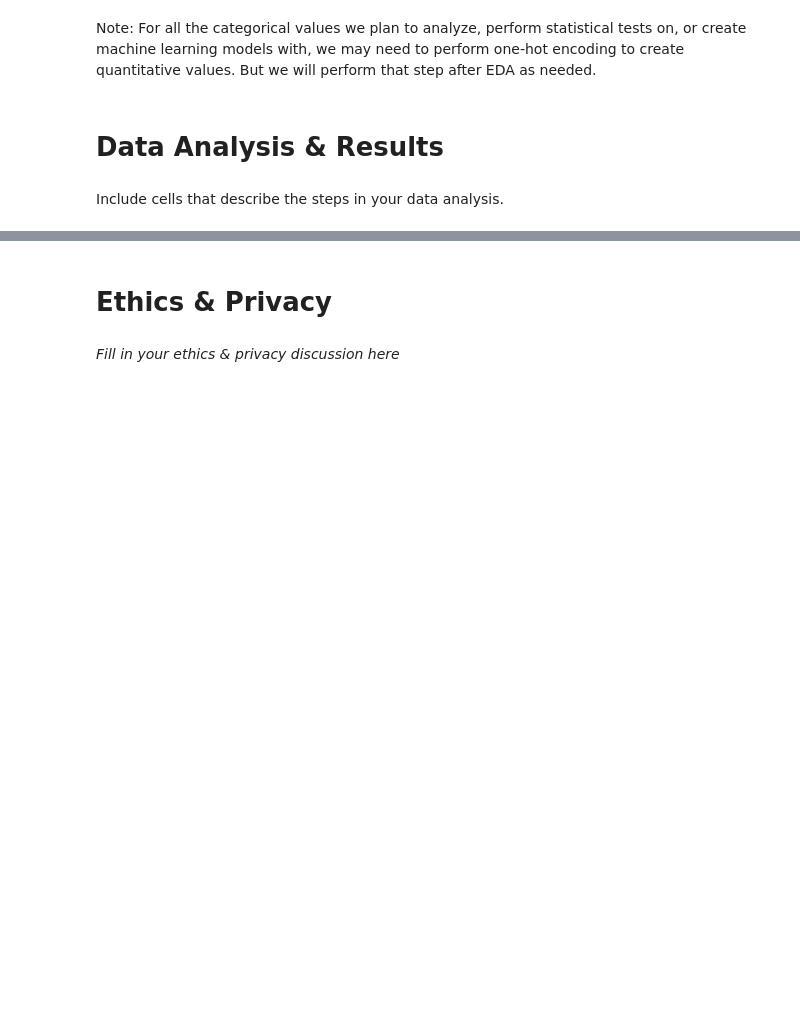
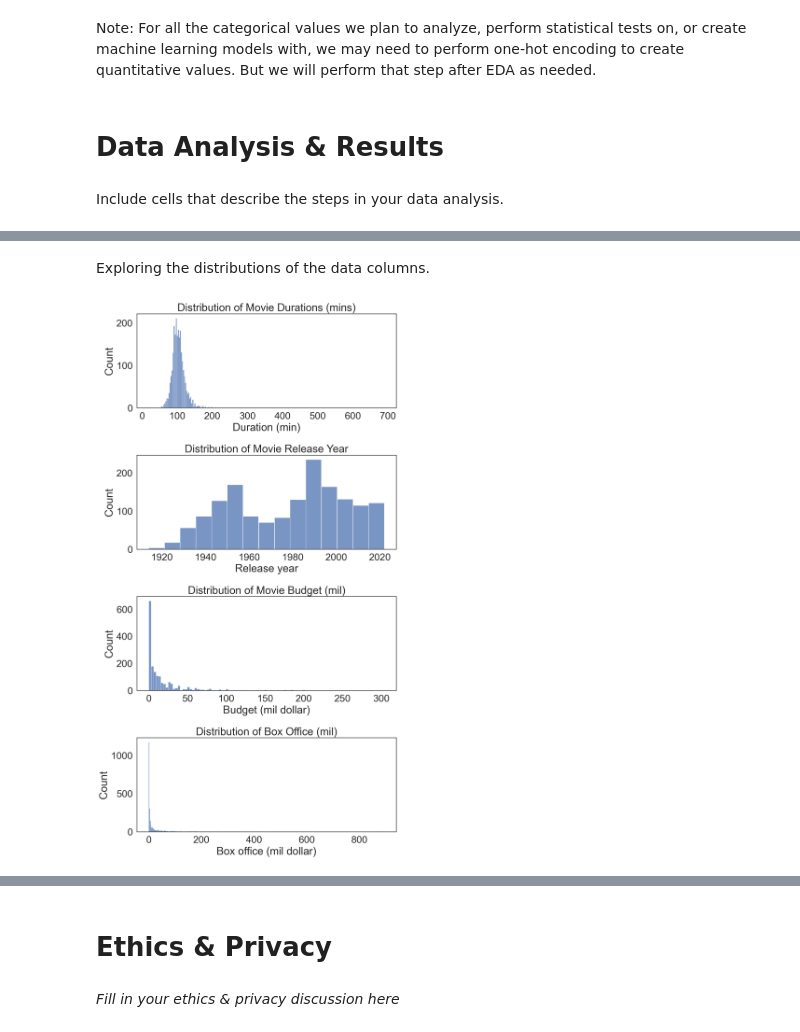
Before and after one commit to jjoycehu/pred-box-office, a Jupyter notebook: FinalProjectGroup_078-Fa22.ipynb, the cells around one changed output, grey strips where cells are left out. Cells and saved outputs as stored; diff of their text form; code cells hidden in the pictures; blank space fills up the shorter version.

```diff
--- a/FinalProjectGroup_078-Fa22.ipynb
+++ b/FinalProjectGroup_078-Fa22.ipynb
@@ -561,0 +563,3 @@ Include cells that describe the steps in your data analysis.
+# %%
+df = pd.read_csv('American Films.csv')
+df.head()
@@ -561,0 +575,2 @@ Include cells that describe the steps in your data analysis.
+# %%
+quant = df[['Duration (min)', 'Release year', 'Budget (mil dollar)', 'Box office (mil dollar)']]
@@ -561,0 +591,14 @@ Include cells that describe the steps in your data analysis.
+# %% [markdown]
+Exploring the distributions of the data columns.
+# %%
+fig, axs = plt.subplots(4,1, figsize=(10,18))
+
+sns.histplot(quant['Duration (min)'], ax=axs[0]).set(title='Distribution of Movie Durations (mins)')
+sns.histplot(quant['Release year'], ax=axs[1]).set(title='Distribution of Movie Release Year')
+sns.histplot(quant['Budget (mil dollar)'], ax=axs[2]).set(title='Distribution of Movie Budget (mil)')
+sns.histplot(quant['Box office (mil dollar)'], ax=axs[3]).set(title='Distribution of Box Office (mil)')
+
+plt.tight_layout()
+plt.show()
+# %% [output]
+[figure, added]
```
Also changed, not shown: parts of 13 cells of this notebook.
